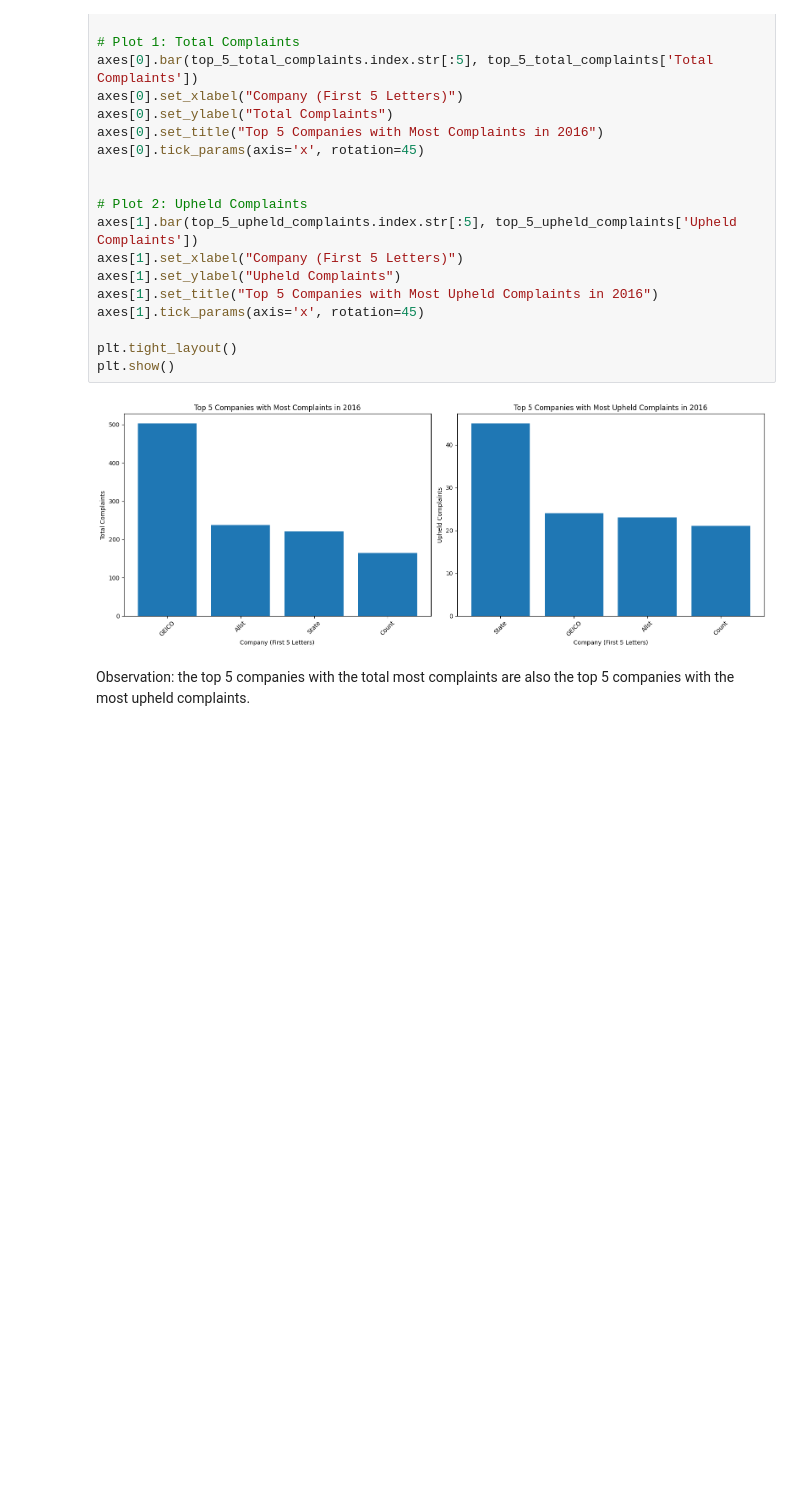
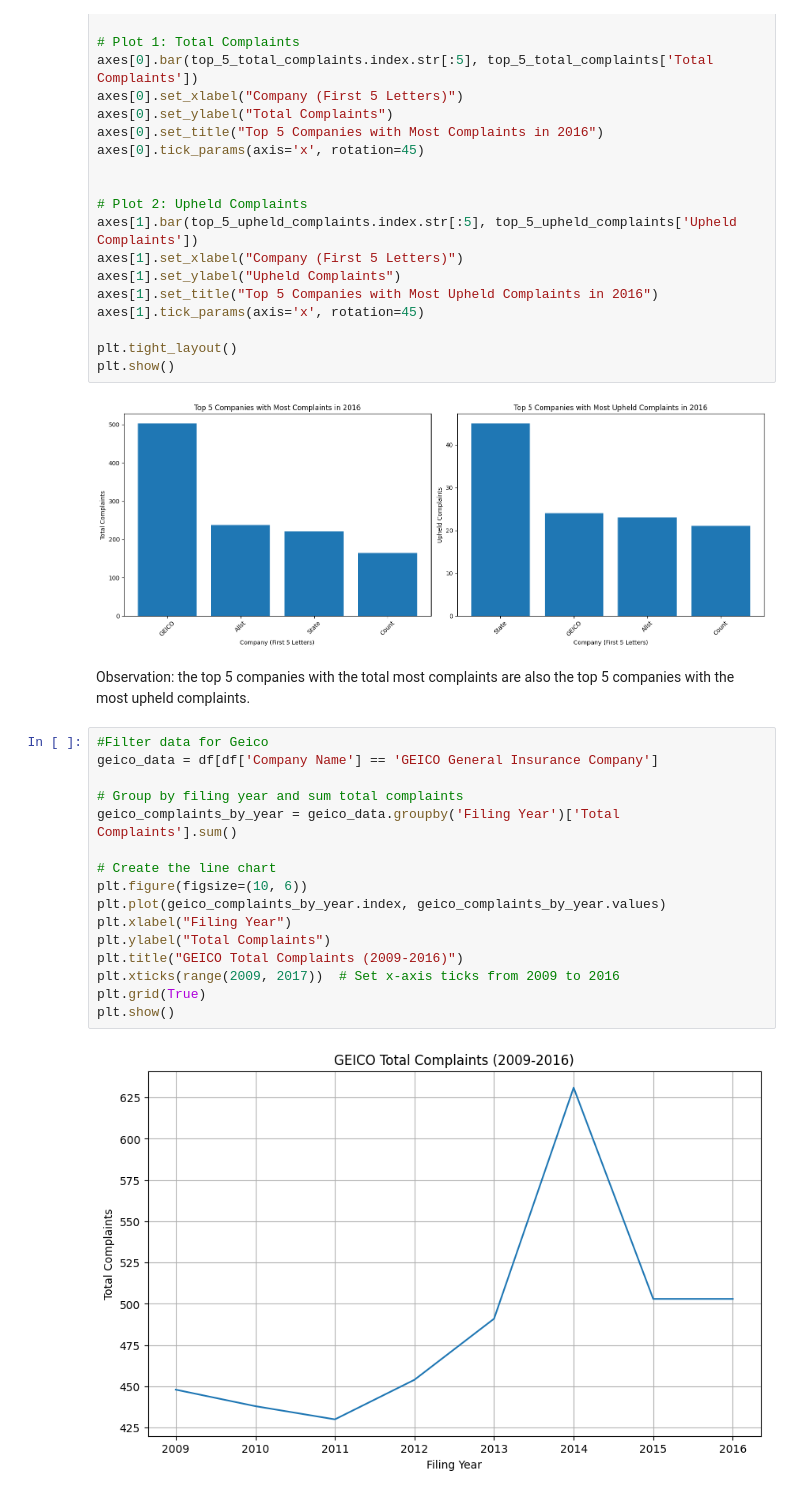
Before and after one commit to claujoppert/AutoInsurance, a Jupyter notebook: AutoInsurance.ipynb, the cells around one changed output. Cells and saved outputs as stored; diff of their text form; blank space fills up the shorter version.

```diff
--- a/AutoInsurance.ipynb
+++ b/AutoInsurance.ipynb
@@ -219,3 +219,21 @@ plt.show()
 [figure]
 # %% [markdown]
 Observation: the top 5 companies with the total most complaints are also the top 5 companies with the most upheld complaints.
+# %%
+#Filter data for Geico
+geico_data = df[df['Company Name'] == 'GEICO General Insurance Company']
+
+# Group by filing year and sum total complaints
+geico_complaints_by_year = geico_data.groupby('Filing Year')['Total Complaints'].sum()
+
+# Create the line chart
+plt.figure(figsize=(10, 6))
+plt.plot(geico_complaints_by_year.index, geico_complaints_by_year.values)
+plt.xlabel("Filing Year")
+plt.ylabel("Total Complaints")
+plt.title("GEICO Total Complaints (2009-2016)")
+plt.xticks(range(2009, 2017))  # Set x-axis ticks from 2009 to 2016
+plt.grid(True)
+plt.show()
+# %% [output]
+[figure, added]
```
Also changed, not shown: parts of 1 cell of this notebook.
